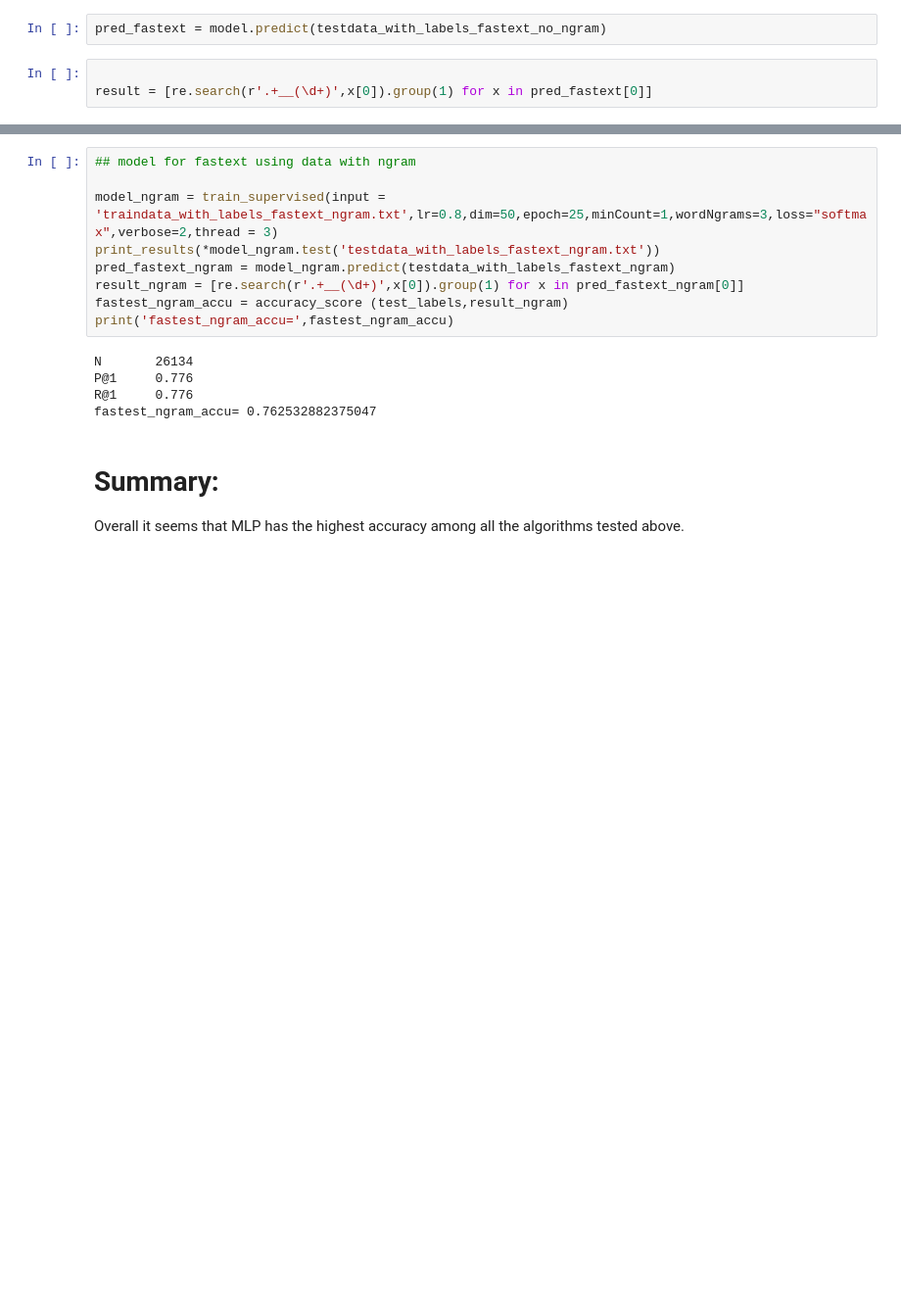
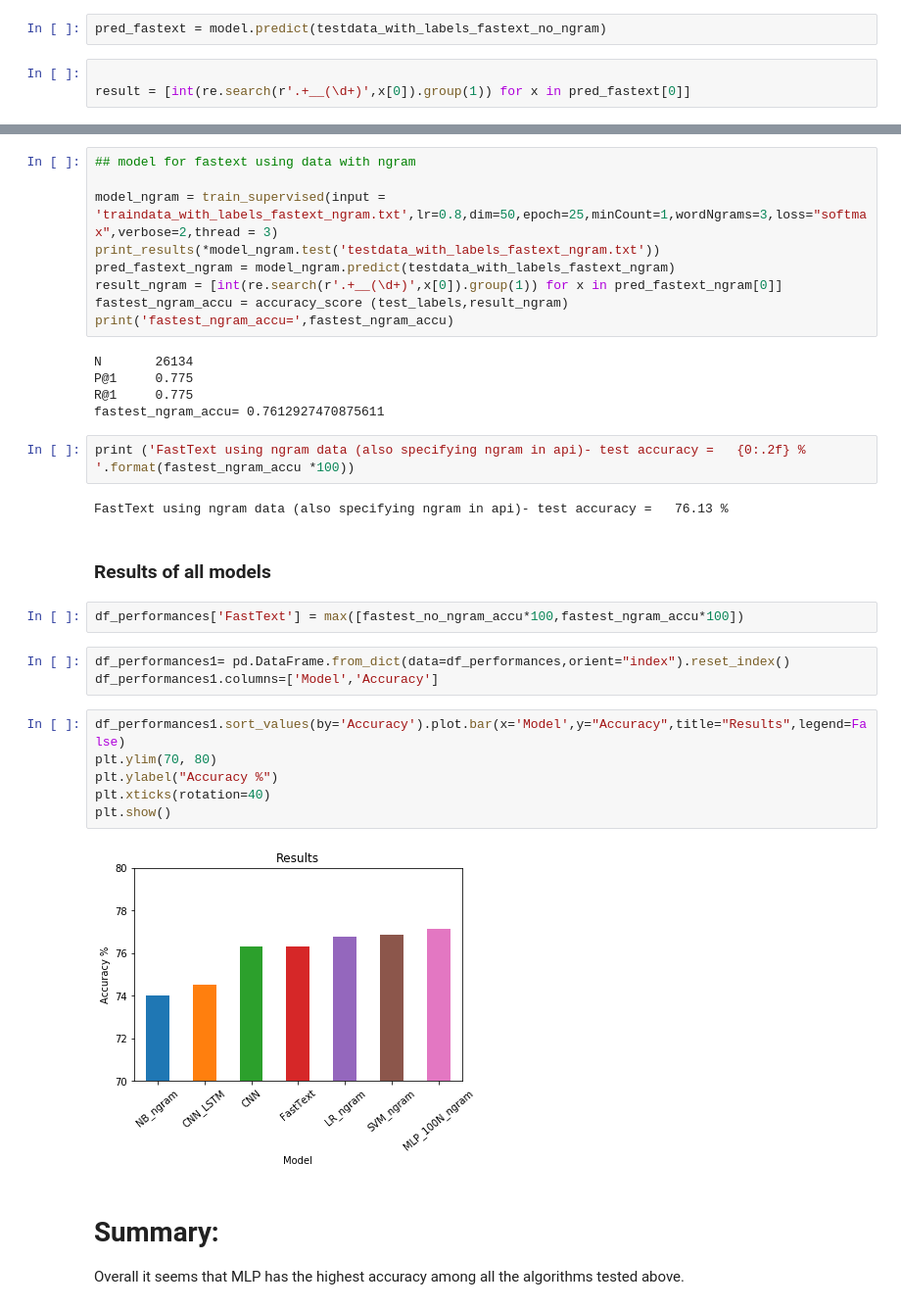
Before and after one commit to VarunM24/data-science-portfolio, a Jupyter notebook: Python/Machine Learning/text-classification/News-classification/modelling/News-Classification.ipynb, the cells around one changed output, grey strips where cells are left out. Shown at 98% size. Saved outputs shown, nothing was run; the diff lists cells and outputs as text; blank space fills up the shorter version.

```diff
--- a/Python/Machine Learning/text-classification/News-classification/modelling/News-Classification.ipynb
+++ b/Python/Machine Learning/text-classification/News-classification/modelling/News-Classification.ipynb
@@ -836,7 +1007,7 @@ R@1     0.777
 pred_fastext = model.predict(testdata_with_labels_fastext_no_ngram)
 # %%
 
-result = [re.search(r'.+__(\d+)',x[0]).group(1) for x in pred_fastext[0]]
+result = [int(re.search(r'.+__(\d+)',x[0]).group(1)) for x in pred_fastext[0]]
 # %%
 fastest_no_ngram_accu = accuracy_score (test_labels,result)
 fastest_no_ngram_accu
@@ -848,14 +1025,33 @@ fastest_no_ngram_accu
 model_ngram = train_supervised(input = 'traindata_with_labels_fastext_ngram.txt',lr=0.8,dim=50,epoch=25,minCount=1,wordNgrams=3,loss="softmax",verbose=2,thread = 3)
 print_results(*model_ngram.test('testdata_with_labels_fastext_ngram.txt'))
 pred_fastext_ngram = model_ngram.predict(testdata_with_labels_fastext_ngram)
-result_ngram = [re.search(r'.+__(\d+)',x[0]).group(1) for x in pred_fastext_ngram[0]]
+result_ngram = [int(re.search(r'.+__(\d+)',x[0]).group(1)) for x in pred_fastext_ngram[0]]
 fastest_ngram_accu = accuracy_score (test_labels,result_ngram)
 print('fastest_ngram_accu=',fastest_ngram_accu)
 # %% [output]
 N       26134
-P@1     0.776
-R@1     0.776
-fastest_ngram_accu= 0.762532882375047
+P@1     0.775
+R@1     0.775
+fastest_ngram_accu= 0.7612927470875611
+# %%
+print ('FastText using ngram data (also specifying ngram in api)- test accuracy =   {0:.2f} % '.format(fastest_ngram_accu *100))
+# %% [output]
+FastText using ngram data (also specifying ngram in api)- test accuracy =   76.13 %
+# %% [markdown]
+### Results of all models
+# %%
+df_performances['FastText'] = max([fastest_no_ngram_accu*100,fastest_ngram_accu*100])
+# %%
+df_performances1= pd.DataFrame.from_dict(data=df_performances,orient="index").reset_index()
+df_performances1.columns=['Model','Accuracy']
+# %%
+df_performances1.sort_values(by='Accuracy').plot.bar(x='Model',y="Accuracy",title="Results",legend=False)
+plt.ylim(70, 80)
+plt.ylabel("Accuracy %")
+plt.xticks(rotation=40)
+plt.show()
+# %% [output]
+[figure, added]
 # %% [markdown]
 # Summary:
  Overall it seems that MLP has the highest accuracy among all the algorithms tested above.
```
Also changed, not shown: parts of 91 cells of this notebook, 1 other file.
